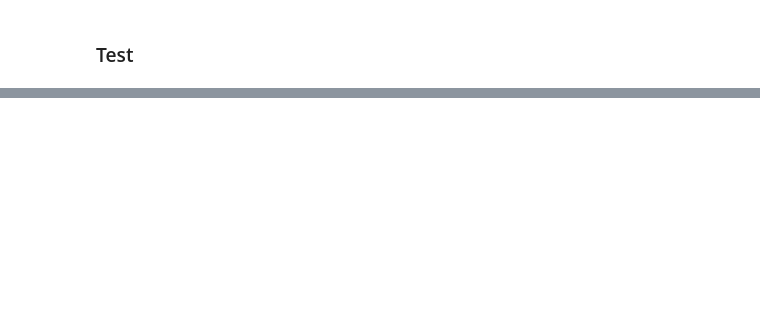
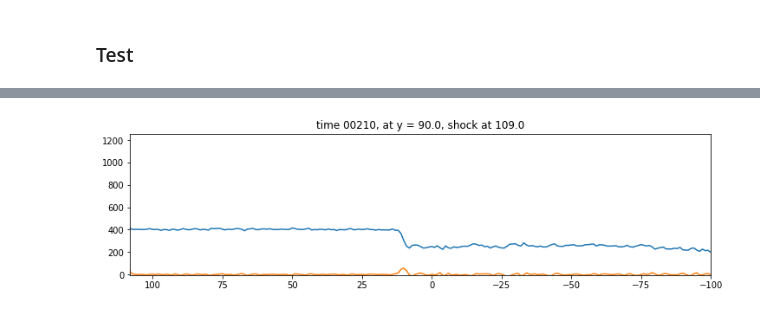
Before and after one commit to cmoissar/Jupyter-Notebooks, a Jupyter notebook: Shock_tracking_read_slices.ipynb, the cells around one changed output, grey strips where cells are left out. Saved outputs shown, nothing was run; the diff lists cells and outputs as text; code cells hidden in the pictures; blank space fills up the shorter version.

```diff
--- a/Shock_tracking_read_slices.ipynb
+++ b/Shock_tracking_read_slices.ipynb
@@ -544,14 +508,14 @@ plt.show()
 Check the ip shock detection
 '''''''''''''''''''''''
 
-verbose = False
+verbose = True
 rcParams["figure.figsize"] = [12,3]
 
 # dummy_time:
 time = '00210'
 
 list_data_y = stored_data[time]['Vx']['(xy) plane']
-list_data_y = ['y = -0.0']
+list_data_y = ['y = 90.0']
 
 for str_y in list_data_y:
 
@@ -638,79 +602,6 @@ for str_y in list_data_y:
         plt.title(f'time {time}, at {str_y}, shock at {x_is}')
         ax = plt.gca()
         ax.invert_xaxis()
-        ax.set_xlim([108, 0])
+        ax.set_xlim([108, -100])
         plt.show()
-
-list_data_z = stored_data[time]['Vx']['(xz) plane']
-
-for str_z in list_data_z:
-
-    t = []
-    pos = []
-
-    for time in sorted(stored_data):
-
-        if verbose:
-            print(f'time = {time}')
-
-        if not(time.isnumeric()):
-            continue
-
-        Vx_xz = stored_data[time]['Vx']['(xz) plane']
-        Vy_xz = stored_data[time]['Vy']['(xz) plane']
-        Vz_xz = stored_data[time]['Vz']['(xz) plane']
-
-        if time=='00210':
-            first_estimation = 115
-        else:
-            first_estimation = None
-
-        Vx = np.array(Vx_xz[str_z])
-        Vy = np.array(Vy_xz[str_z])
-        Vz = np.array(Vz_xz[str_z])
-
-        V = (Vx, Vy, Vz)
-
-        x_is =  simplified_find_ip_shock(V, verbose=verbose)
-        t.extend([int(time)])
-        pos.extend([x_is])
-
-        if verbose:
-            print(f'first try x_is = {x_is}')
-
-        absurdity = simplified_check_for_absurdities(pos, V, first_estimation, verbose=verbose, info=info)
-        j = 0
-        while absurdity['absurd']:
-
-#             v_slice = np.sqrt(Vx**2 + Vy**2 +Vz**2)
-#             plt.axvline(x_is, color='blue')
-#             plt.plot(x, v_slice)
-#             plt.plot(x, np.gradient(v_slice))
-#             plt.xlim([-100, 250])
-#             plt.ylim([-5, 2*np.nanmean(v_slice)])
-#             plt.title(f'time {time}, at {str_z}, shock at {x_is}: ABSURD')
-#             plt.show()
-
-            test = absurdity['test']
-            x_is =  simplified_find_ip_shock(V, test=test, verbose=verbose)
-            pos[-1] = x_is
-            absurdity = simplified_check_for_absurdities(pos, V, first_estimation, verbose)
-            j = j+1
-            if j==6:
-                pos[-1]=np.nan
-                break
-
-        if (pos[-1]==-100 or np.isnan(pos[-1])):
-            break
-
-        v_slice = np.sqrt(Vx**2 + Vy**2 +Vz**2)
-
-        plt.axvline(x_is, color='blue')
-        plt.plot(x, v_slice)
-        plt.plot(x, np.gradient(v_slice))
-        plt.xlim([-100, 250])
-        plt.ylim([-5, 2*np.nanmean(v_slice)])
-        plt.title(f'time {time}, at {str_z}, shock at {x_is}')
-        ax = plt.gca()
-        ax.invert_xaxis()
-        plt.show()
+# %% [output]
@@ -716,0 +613 @@ for str_z in list_data_z:
+[figure, added]
```
Also changed, not shown: parts of 22 cells of this notebook, 6 other files.
